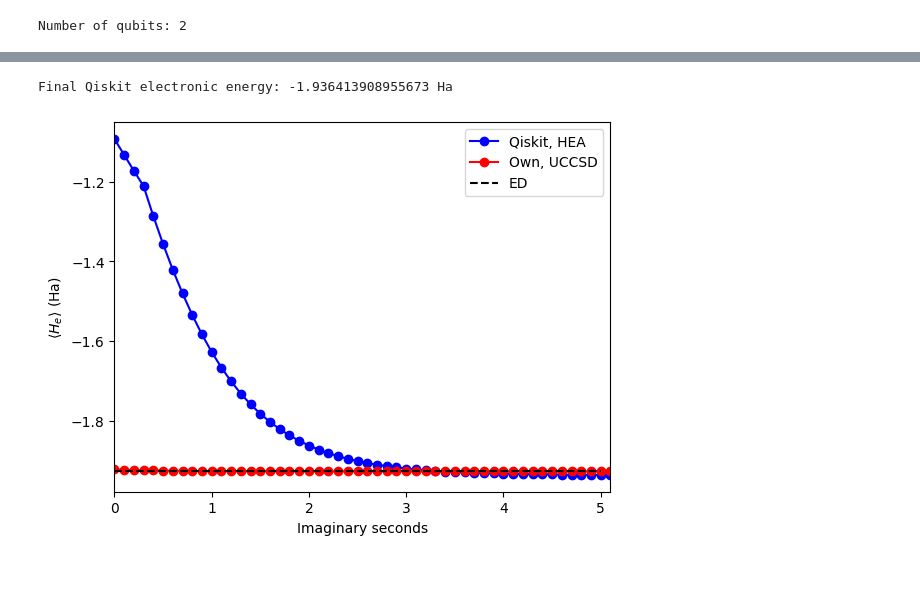
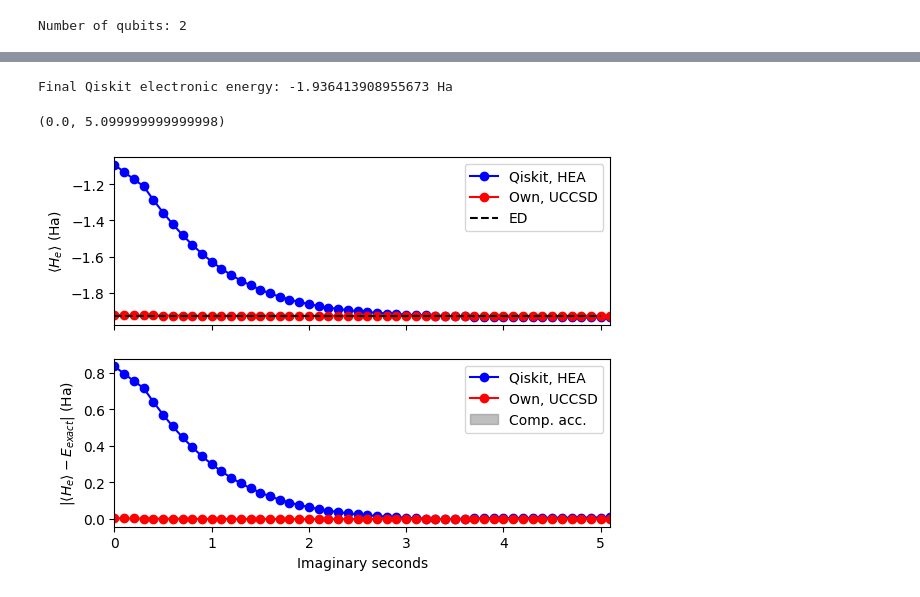
Before and after one commit to Magnusson6359/qiskit-algorithms, a Jupyter notebook: testing.ipynb, the cells around one changed output, grey strips where cells are left out. Drawn from its saved outputs; the diff is of its cells as text; code cells hidden in the pictures.

Commit message:
more plotting

```diff
--- a/testing.ipynb
+++ b/testing.ipynb
@@ -81,37 +99,48 @@ data = np.loadtxt("energy_trace_h2.dat")
 avqite_times = data[:,0]
 avqite_energies = data[:,2]
 # %%
-fig, ax = plt.subplots(1)
+fig, axs = plt.subplots(2,1,sharex=True)
+ax = axs[0]
+ax2 = axs[1]
 #DELTA_BIG = 50
 DELTA_BIG = 2
 sys = "h2"
 e_exact = {"h2": -1.9276748321, "h4": -4.3860854160}
 
 # Readin from file
 #with open('h_exp_val.txt', 'r') as f:
 #    h_exp_val = [float(num) for line in f for num in line.strip('[] \n').split()]
 #with open('times.txt', 'r') as g:
 #    times = [float(num) for line in g for num in line.strip('[] \n').split()]
 
 h_exp_val = np.array([ele[0][0].real for ele in result.observables])
 times = result.times
 
 ax.plot(times, h_exp_val, '-bo', label= "Qiskit, HEA") #+ extracted_transformer_energy+ nuclear_repulsion_energy
 ax.plot(avqite_times[::DELTA_BIG], avqite_energies[::DELTA_BIG], '-ro', label= "Own, UCCSD")
 ax.plot([e_exact[sys]]*(int(times[-1])+1), '--k', label= "ED")
 #ax.axhline(np_result.total_energies, ls='--',
 #           c='k', alpha=0.7, label='Groundstate')
 #ax.axhline(np_result.hartree_fock_energy, ls='--',
 #           c='r', alpha=0.7, label="Hartree-Fock")
 
 #pylab.plot(times, exact_h_exp_val , label= "Exact",  linestyle='--')
-ax.set_xlabel("Imaginary seconds")
 ax.set_ylabel(r"$\langle H_e \rangle$ (Ha)")
-ax.legend(loc="upper right");
+ax.legend(loc="upper right")
 ax.set_xlim([0, times[-1]])
 print(f"Final Qiskit electronic energy: {h_exp_val[-1]} Ha")
 #print(f"Compare with Qutip ED: -4.3860854160 Ha")
 #print(f"Compare with TC-VarQITE for UCCSD: -4.3860791082 Ha")
+
+
+ax2.plot(times, abs(h_exp_val-e_exact[sys]), "-bo", label= "Qiskit, HEA")
+ax2.plot(avqite_times[::DELTA_BIG], abs(avqite_energies-e_exact[sys])[::DELTA_BIG], "-ro", label= "Own, UCCSD")
+ax2.fill_between([0,times[-1]],[0,1e-3],color="grey",alpha=0.5,label="Comp. acc.")
+ax2.set_xlabel("Imaginary seconds")
+ax2.set_ylabel(r"$|\langle H_e \rangle - E_{exact}|$ (Ha)")
+ax2.legend(loc="upper right")
+ax2.set_xlim([0, times[-1]])
 # %% [output]
 Final Qiskit electronic energy: -1.936413908955673 Ha
+(0.0, 5.099999999999998)
-[figure, old version]
+[figure, new version]
```
Also changed, not shown: parts of 1 cell of this notebook.
